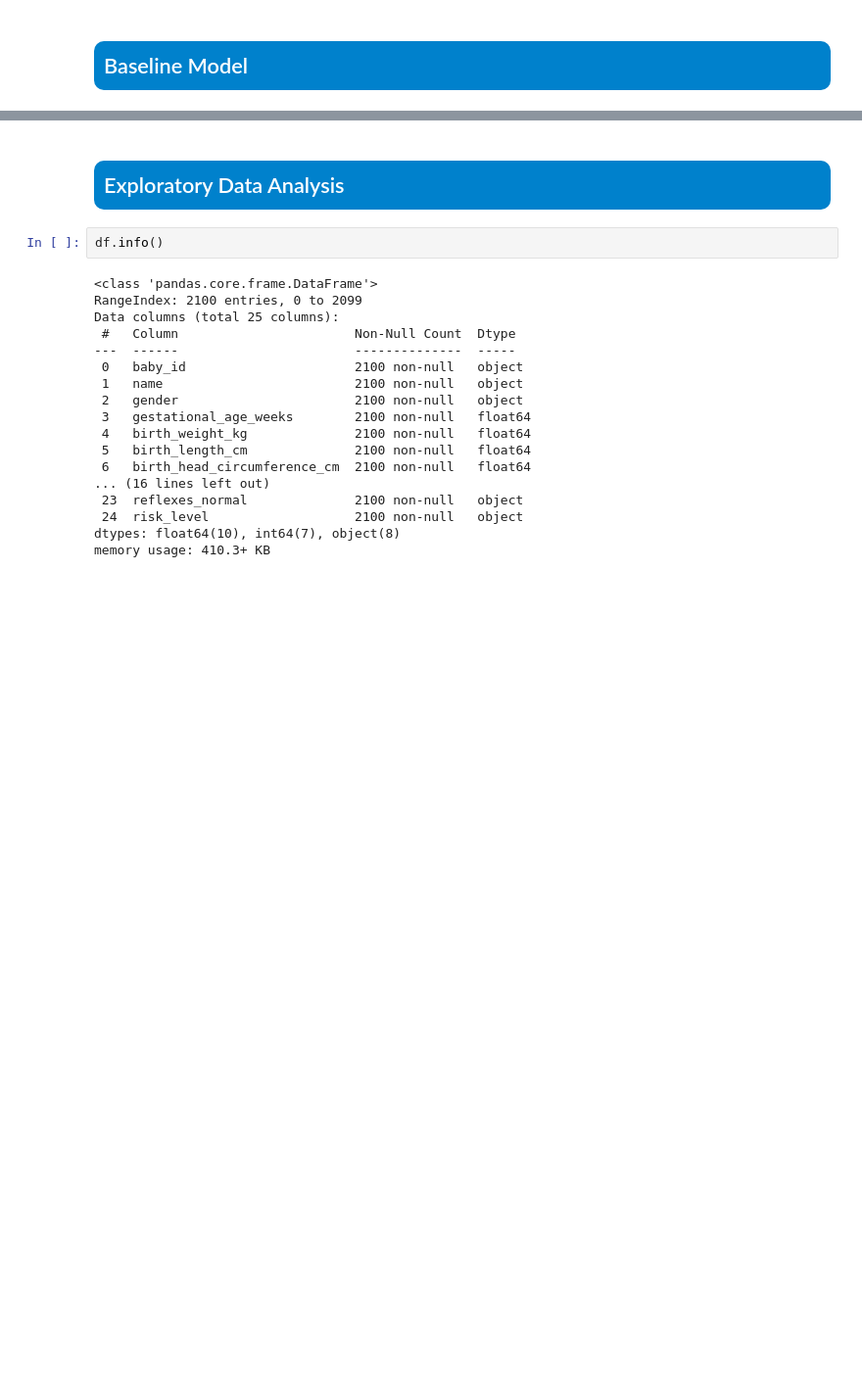
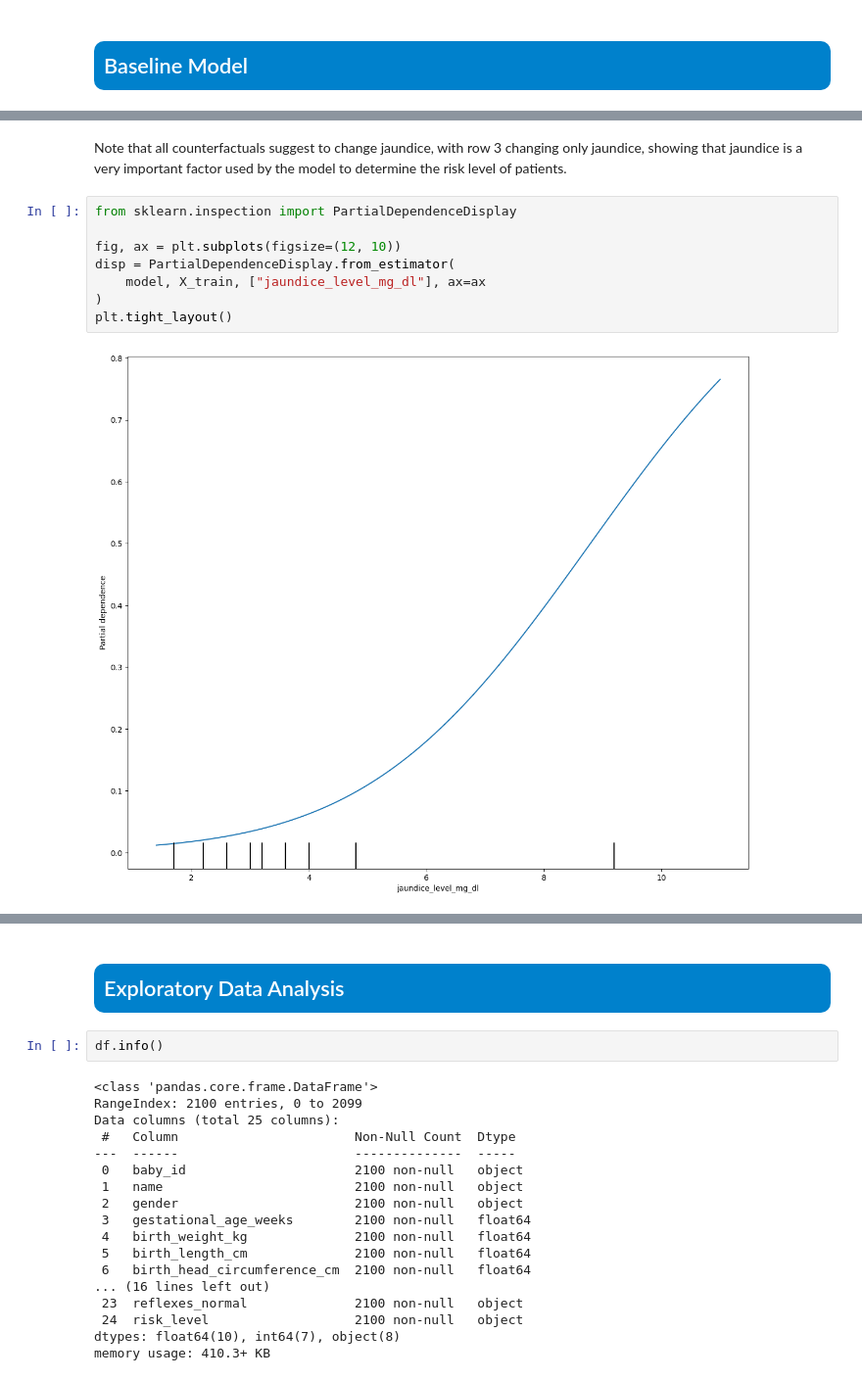
Before and after one commit to R-Vel/ML_Lab2, a Jupyter notebook: report.ipynb, the cells around one changed output, grey strips where cells are left out. Shown at 98% size. Saved outputs shown, nothing was run; the diff lists cells and outputs as text; blank space fills up the shorter version.

```diff
--- a/report.ipynb
+++ b/report.ipynb
@@ -373,0 +569,12 @@ shap.summary_plot(shap_values,
+# %% [markdown]
+Note that all counterfactuals suggest to change jaundice, with row 3 changing only jaundice, showing that jaundice is a very important factor used by the model to determine the risk level of patients.
+# %%
+from sklearn.inspection import PartialDependenceDisplay
+
+fig, ax = plt.subplots(figsize=(12, 10))
+disp = PartialDependenceDisplay.from_estimator(
+    model, X_train, ["jaundice_level_mg_dl"], ax=ax
+)
+plt.tight_layout()
+# %% [output]
+[figure, added]
```
Also changed, not shown: parts of 38 cells of this notebook, 2 other files.
